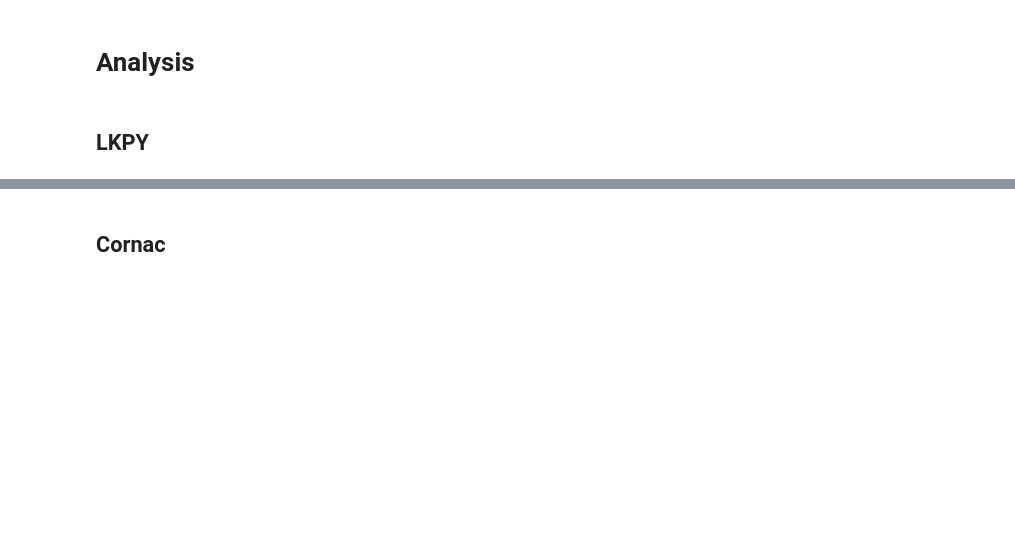
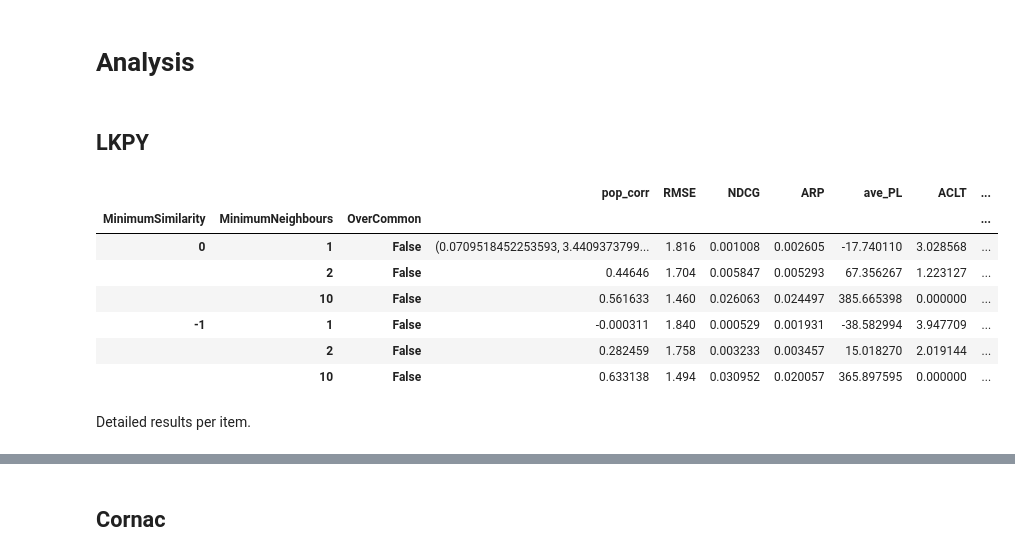
Before and after one commit to SavvinaDaniil/DiagnosingBiasRecSys, a Jupyter notebook: AnalyzeResultsUserKNNRealData.ipynb, the cells around one changed output, grey strips where cells are left out. Saved outputs shown, nothing was run; the diff lists cells and outputs as text; code cells hidden in the pictures; blank space fills up the shorter version.

```diff
--- a/AnalyzeResultsUserKNNRealData.ipynb
+++ b/AnalyzeResultsUserKNNRealData.ipynb
@@ -4,7 +4,7 @@
 import pickle as pkl
 import pandas as pd
 # %%
-data_strategy = "ml1m"  # change depending on which dataset we want to examine
+data_strategy = "fairbook"  # change depending on which dataset we want to examine
 # %% [markdown]
 # Analysis
 # %% [markdown]
@@ -55,3 +55,16 @@ index = pd.MultiIndex.from_product(
 ).drop_duplicates()
 # %%
 results_lkpy = pd.DataFrame(results, index=index)
+# %%
+results_lkpy
+# %% [output]
+|  |  |  | pop_corr | RMSE | NDCG | ARP | ave_PL | ACLT | ... |
+| MinimumSimilarity | MinimumNeighbours | OverCommon |  |  |  |  |  |  | ... |
+| 0 | 1 | False | (0.0709518452253593, 3.4409373799... | 1.816 | 0.001008 | 0.002605 | -17.740110 | 3.028568 | ... |
+|  | 2 | False | 0.44646 | 1.704 | 0.005847 | 0.005293 | 67.356267 | 1.223127 | ... |
+|  | 10 | False | 0.561633 | 1.460 | 0.026063 | 0.024497 | 385.665398 | 0.000000 | ... |
+| -1 | 1 | False | -0.000311 | 1.840 | 0.000529 | 0.001931 | -38.582994 | 3.947709 | ... |
+|  | 2 | False | 0.282459 | 1.758 | 0.003233 | 0.003457 | 15.018270 | 2.019144 | ... |
+|  | 10 | False | 0.633138 | 1.494 | 0.030952 | 0.020057 | 365.897595 | 0.000000 | ... |
+# %% [markdown]
+Detailed results per item.
```
Also changed, not shown: parts of 2 cells of this notebook, 13 other files.
